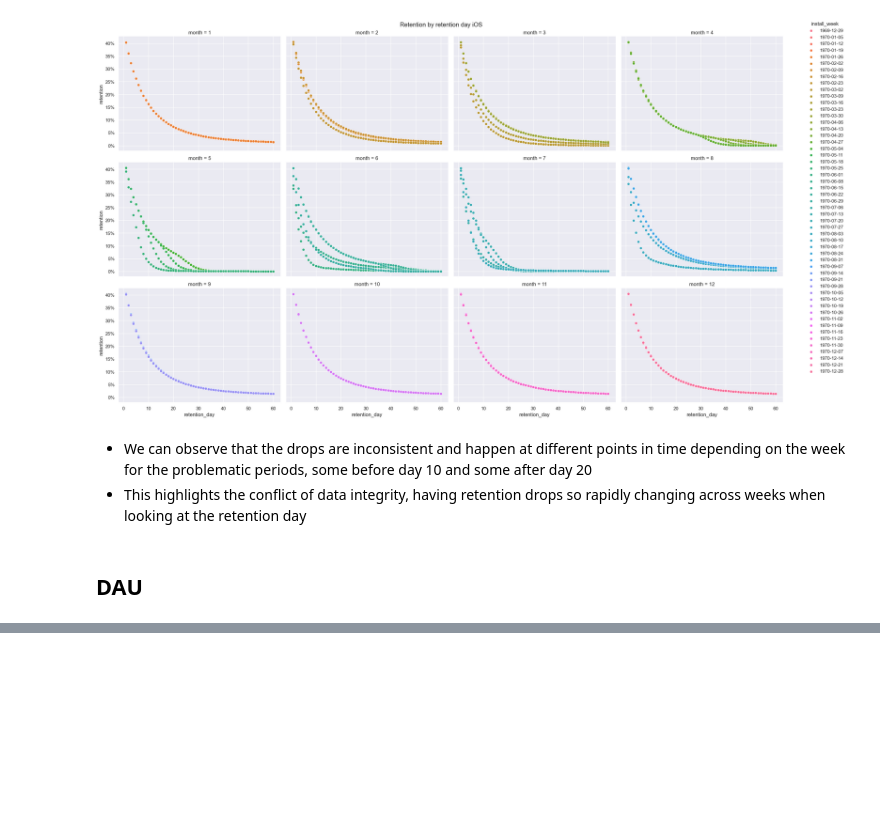
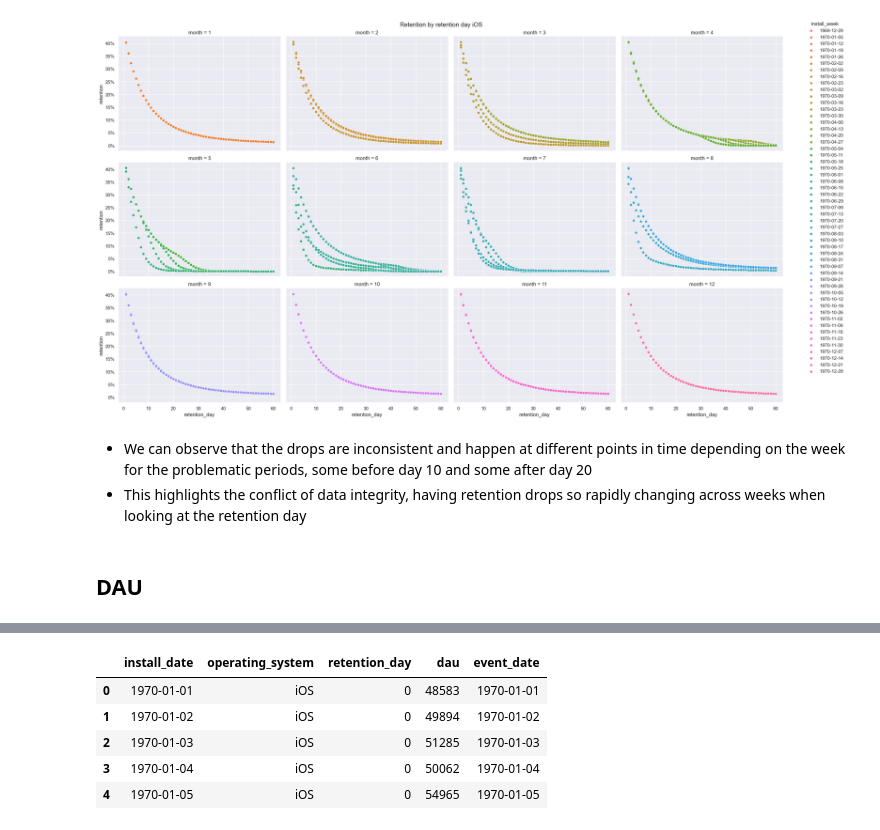
Before and after one commit to yal-fuentes/dau-analysis, a Jupyter notebook: dau_analysis/dau_analysis.ipynb, the cells around one changed output, grey strips where cells are left out. Saved outputs shown, nothing was run; the diff lists cells and outputs as text; code cells hidden in the pictures; blank space fills up the shorter version.

```diff
--- a/dau_analysis/dau_analysis.ipynb
+++ b/dau_analysis/dau_analysis.ipynb
@@ -366,3 +375,12 @@ df_dau_t.tail()
+# %%
+df_dau_t.head()
+# %% [output]
+|  | install_date | operating_system | retention_day | dau | event_date |
+| 0 | 1970-01-01 | iOS | 0 | 48583 | 1970-01-01 |
+| 1 | 1970-01-02 | iOS | 0 | 49894 | 1970-01-02 |
+| 2 | 1970-01-03 | iOS | 0 | 51285 | 1970-01-03 |
+| 3 | 1970-01-04 | iOS | 0 | 50062 | 1970-01-04 |
+| 4 | 1970-01-05 | iOS | 0 | 54965 | 1970-01-05 |
 # %%
 # Group by event date
 df_dau_event = df_dau_t.groupby(['operating_system','event_date']).sum().reset_index()
```
Also changed, not shown: parts of 8 cells of this notebook.
